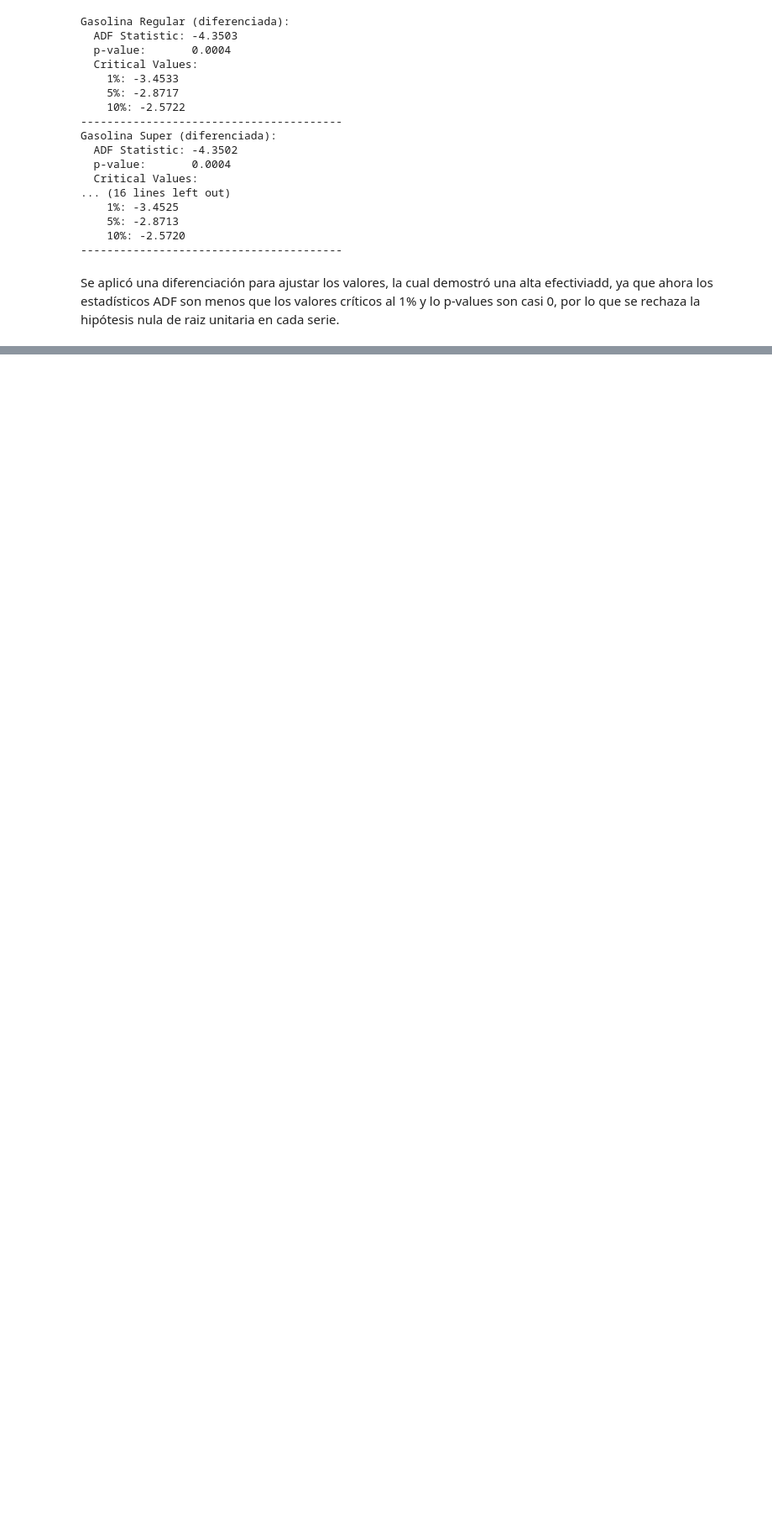
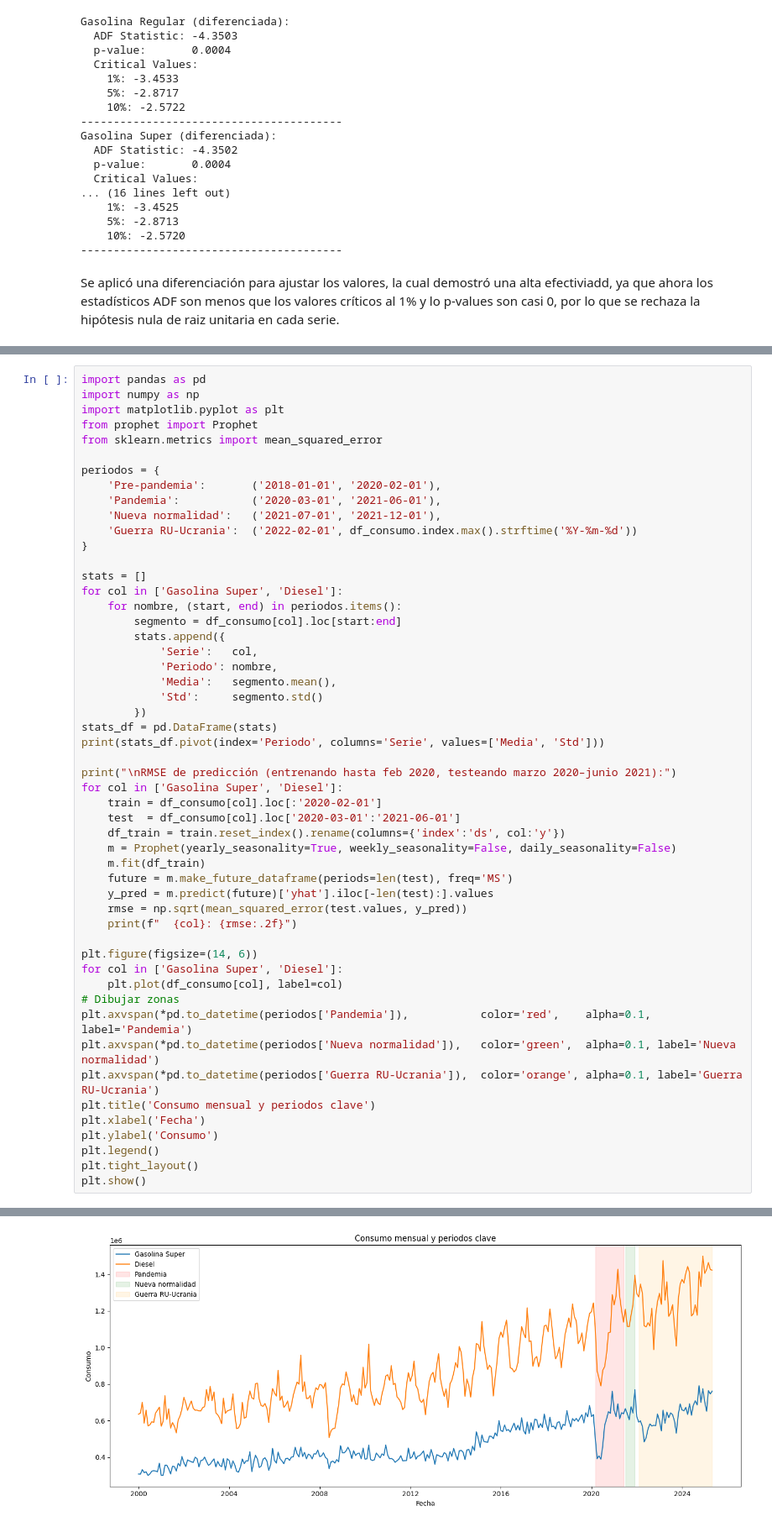
Before and after one commit to chuy-zip/DS_LAB1, a Jupyter notebook: series_time.ipynb, the cells around one changed output, grey strips where cells are left out. Shown at 84% size. Saved outputs shown, nothing was run; the diff lists cells and outputs as text; blank space fills up the shorter version.

```diff
--- a/series_time.ipynb
+++ b/series_time.ipynb
@@ -322,0 +723,53 @@ Se aplicó una diferenciación para ajustar los valores, la cual demostró una a
+# %%
+import pandas as pd
+import numpy as np
+import matplotlib.pyplot as plt
+from prophet import Prophet
+from sklearn.metrics import mean_squared_error
+
+periodos = {
+    'Pre-pandemia':       ('2018-01-01', '2020-02-01'),
+    'Pandemia':           ('2020-03-01', '2021-06-01'),
+    'Nueva normalidad':   ('2021-07-01', '2021-12-01'),
+    'Guerra RU-Ucrania':  ('2022-02-01', df_consumo.index.max().strftime('%Y-%m-%d'))
+}
+
+stats = []
+for col in ['Gasolina Super', 'Diesel']:
+    for nombre, (start, end) in periodos.items():
+        segmento = df_consumo[col].loc[start:end]
+        stats.append({
+            'Serie':   col,
+            'Periodo': nombre,
+            'Media':   segmento.mean(),
+            'Std':     segmento.std()
+        })
+stats_df = pd.DataFrame(stats)
+print(stats_df.pivot(index='Periodo', columns='Serie', values=['Media', 'Std']))
+
+print("\nRMSE de predicción (entrenando hasta feb 2020, testeando marzo 2020–junio 2021):")
+for col in ['Gasolina Super', 'Diesel']:
+    train = df_consumo[col].loc[:'2020-02-01']
+    test  = df_consumo[col].loc['2020-03-01':'2021-06-01']
+    df_train = train.reset_index().rename(columns={'index':'ds', col:'y'})
+    m = Prophet(yearly_seasonality=True, weekly_seasonality=False, daily_seasonality=False)
+    m.fit(df_train)
+    future = m.make_future_dataframe(periods=len(test), freq='MS')
+    y_pred = m.predict(future)['yhat'].iloc[-len(test):].values
+    rmse = np.sqrt(mean_squared_error(test.values, y_pred))
+    print(f"  {col}: {rmse:.2f}")
+
+plt.figure(figsize=(14, 6))
+for col in ['Gasolina Super', 'Diesel']:
+    plt.plot(df_consumo[col], label=col)
+# Dibujar zonas
+plt.axvspan(*pd.to_datetime(periodos['Pandemia']),           color='red',    alpha=0.1, label='Pandemia')
+plt.axvspan(*pd.to_datetime(periodos['Nueva normalidad']),   color='green',  alpha=0.1, label='Nueva normalidad')
+plt.axvspan(*pd.to_datetime(periodos['Guerra RU-Ucrania']),  color='orange', alpha=0.1, label='Guerra RU-Ucrania')
+plt.title('Consumo mensual y periodos clave')
+plt.xlabel('Fecha')
+plt.ylabel('Consumo')
+plt.legend()
+plt.tight_layout()
+plt.show()
+# %% [output]
@@ -322,0 +791 @@ Se aplicó una diferenciación para ajustar los valores, la cual demostró una a
+[figure, added]
```
Also changed, not shown: parts of 18 cells of this notebook.
